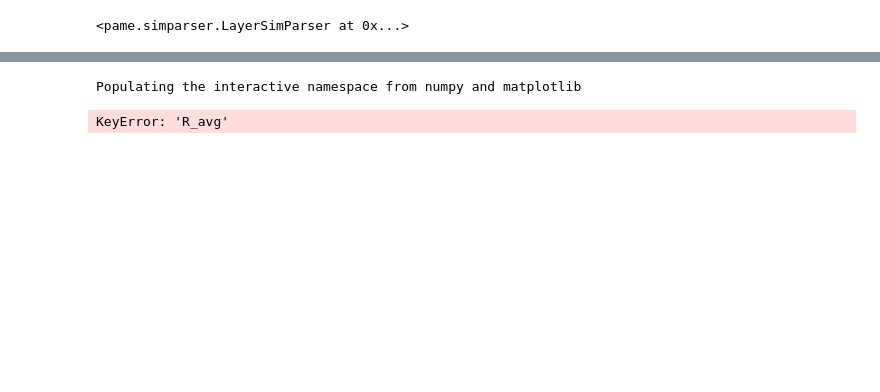
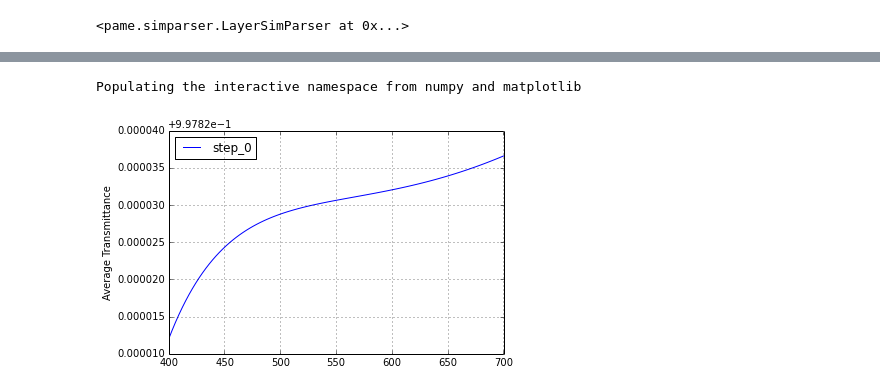
Before and after one commit to hughesadam87/PAME, a Jupyter notebook: Simulations/Untitled1.ipynb, the cells around one changed output, grey strips where cells are left out. Saved outputs shown, nothing was run; the diff lists cells and outputs as text; code cells hidden in the pictures; blank space fills up the shorter version.

```diff
--- a/Simulations/Untitled1.ipynb
+++ b/Simulations/Untitled1.ipynb
@@ -170,9 +175,10 @@ s.inputs
 # %%
 %pylab inline
-s.primary['R_avg'].plot()
+s.primary_panel()['T_avg'].plot()
+plt.ylabel('Average Transmittance');
 # %% [output]
 Populating the interactive namespace from numpy and matplotlib
-KeyError: 'R_avg'
+[figure, added]
 # %%
 s.primary.minor_axis
 
```
Also changed, not shown: parts of 16 cells of this notebook, 3 other files.
